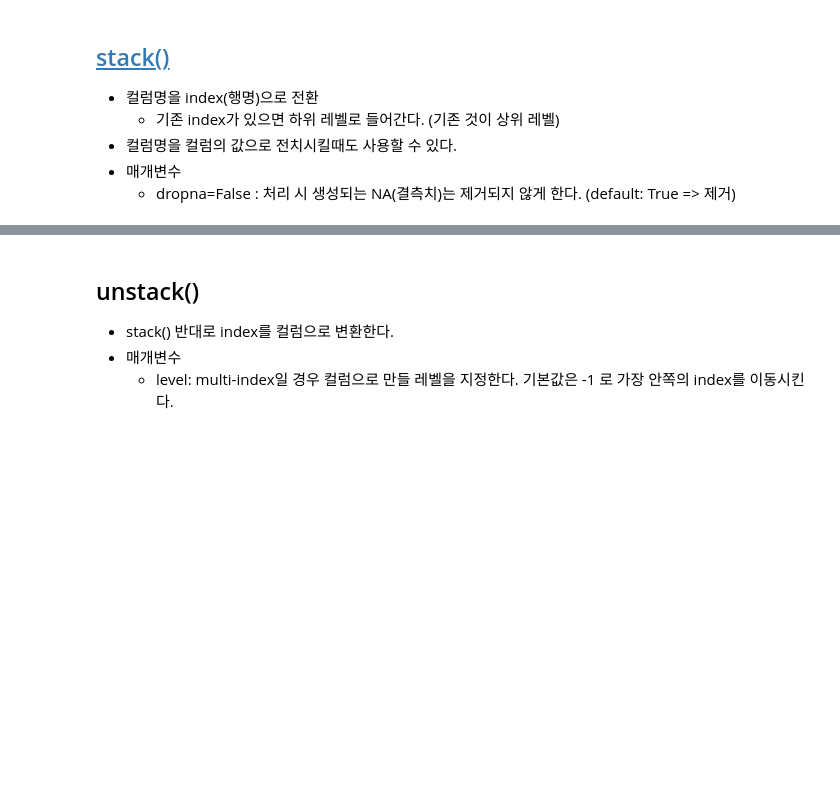
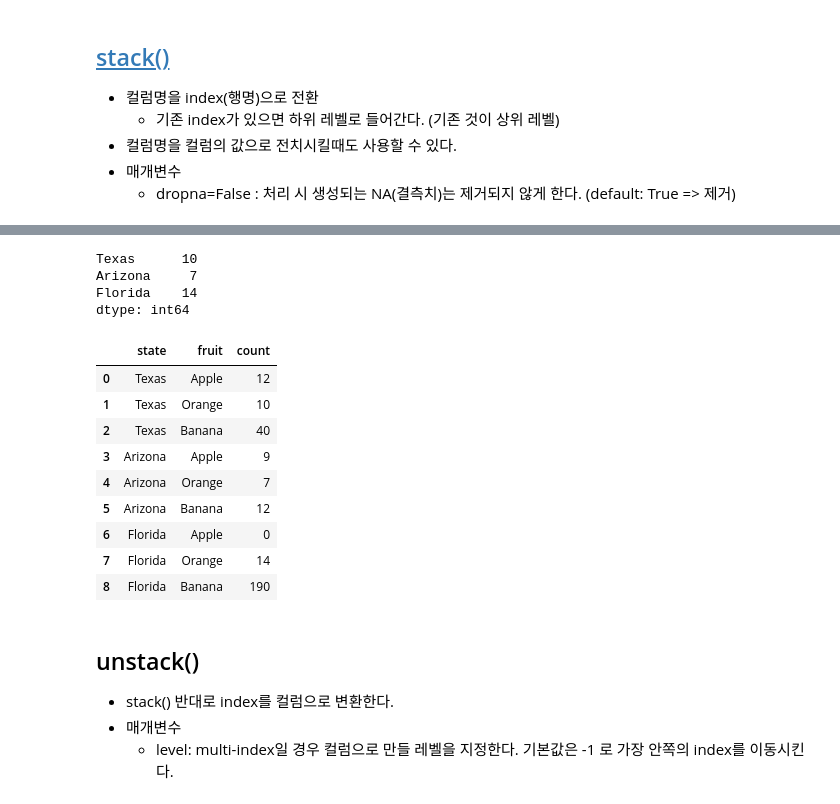
Before and after one commit to clerknek/PlayData, a Jupyter notebook: 02_Pandas/06_DataFrame_재구조화.ipynb, the cells around one changed output, grey strips where cells are left out. Saved outputs shown, nothing was run; the diff lists cells and outputs as text; code cells hidden in the pictures; blank space fills up the shorter version.

```diff
--- a/02_Pandas/06_DataFrame_재구조화.ipynb
+++ b/02_Pandas/06_DataFrame_재구조화.ipynb
@@ -70,3 +70,7 @@ Tidy data란 용어는 해들리 위컴이 **분석이 용이한 형태로 구
 - 컬럼명을 컬럼의 값으로 전치시킬때도 사용할 수 있다.
 - 매개변수
     - dropna=False : 처리 시 생성되는 NA(결측치)는 제거되지 않게 한다. (default: True => 제거)
+# %%
+import pandas as pd
+state_fruit = pd.read_csv('data/state_fruit.csv', index_col=0)
+state_fruit  # 숫자 값이 무엇을 의미하는 것인지 모름 -> 분석하는 데이터의 시작을 이렇게 해서는 안됨
@@ -72,0 +82,4 @@ Tidy data란 용어는 해들리 위컴이 **분석이 용이한 형태로 구
+# %%
+# stack() => 컬럼명을 index 명으로 내린다.
+s1 = state_fruit.stack()
+s1
@@ -73,3 +140,32 @@ Tidy data란 용어는 해들리 위컴이 **분석이 용이한 형태로 구
+# %%
+# 멀티 index 조회
+s1['Texas'] # 0번 level 기준 조회
+# s1.loc['Texas'] # DataFrame에서 행 조회시에는 loc를 사용해야함
+s1[('Florida', 'Orange')] # 0번 level -> Florida, 1번 level -> Orange => 두개 이상의 level 기준으로 조회 -> Tuple
+
+# Orange의 개수들 -> 1번 level 기준 조회 (안쪽 index)
+# xs() 메소드를 사용
+s1.xs('Orange', level=-1)
+# %% [output]
+Texas      10
+Arizona     7
+Florida    14
+dtype: int64
+# %%
+s_df = s1.reset_index()
+s_df.columns = ['state', 'fruit', 'count'] # 숫자 값의 의미 정의
+s_df
+# %% [output]
+|  | state | fruit | count |
+| 0 | Texas | Apple | 12 |
+| 1 | Texas | Orange | 10 |
+| 2 | Texas | Banana | 40 |
+| 3 | Arizona | Apple | 9 |
+| 4 | Arizona | Orange | 7 |
+| 5 | Arizona | Banana | 12 |
+| 6 | Florida | Apple | 0 |
+| 7 | Florida | Orange | 14 |
+| 8 | Florida | Banana | 190 |
 # %% [markdown]
 ## unstack()
 - stack() 반대로 index를 컬럼으로 변환한다.
```
Also changed, not shown: parts of 23 cells of this notebook.
